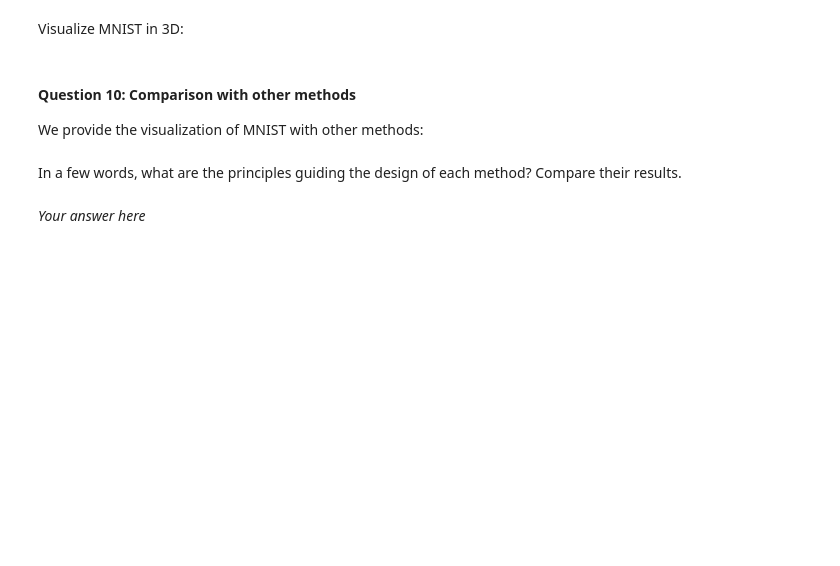
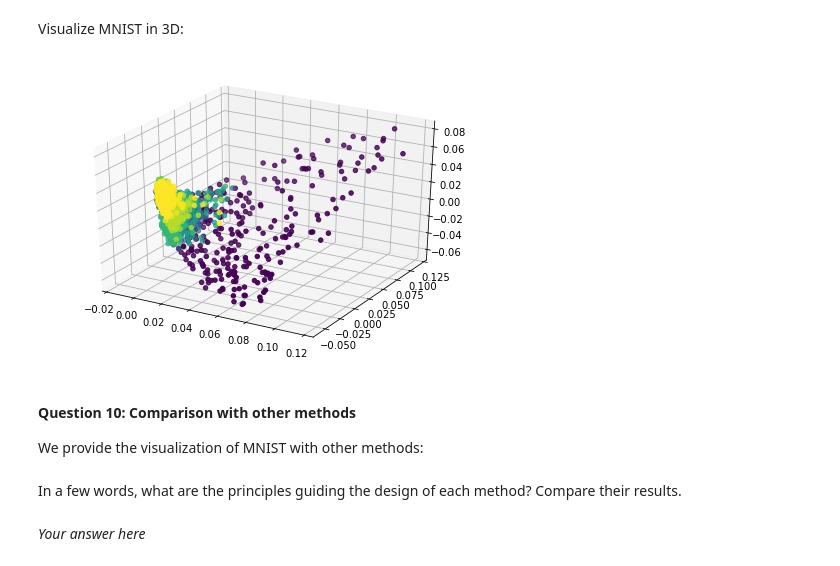
Before and after one commit to YuxuanLongBeyond/ntds2019, a Jupyter notebook: assignments/2_learning_with_graphs.ipynb, the cells around one changed output. Cells and saved outputs as stored; diff of their text form; code cells hidden in the pictures; blank space fills up the shorter version.

```diff
--- a/assignments/2_learning_with_graphs.ipynb
+++ b/assignments/2_learning_with_graphs.ipynb
@@ -319,3 +347,20 @@ dim = 3
+# %%
+dim = 3
+# Your code here
+sigma = 1000.0
+epsilon = 0.02
+normalize = True
+# adjacency = epsilon_similarity_graph(X_mnist, sigma = sigma, epsilon = epsilon)
+# plt.spy(adjacency)
+# plt.show()
+u_k = laplacian_eigenmaps(X_mnist, dim, sigma, epsilon, normalize)
+
+fig = plt.figure()
+ax = Axes3D(fig)
+ax.scatter(u_k[:, 0], u_k[:, 1], u_k[:, 2], c=y_mnist)
+plt.show()
+# %% [output]
+[figure, added]
 # %% [markdown]
 #### Question 10: Comparison with other methods
 We provide the visualization of MNIST with other methods:
```
Also changed, not shown: parts of 26 cells of this notebook.
